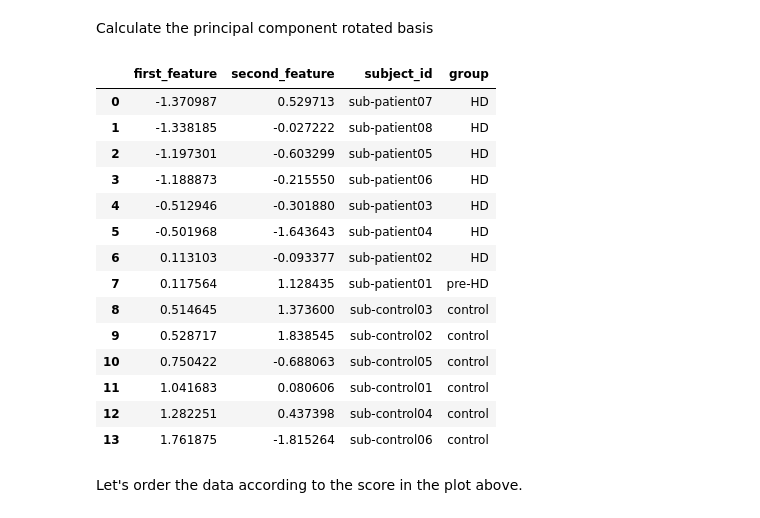
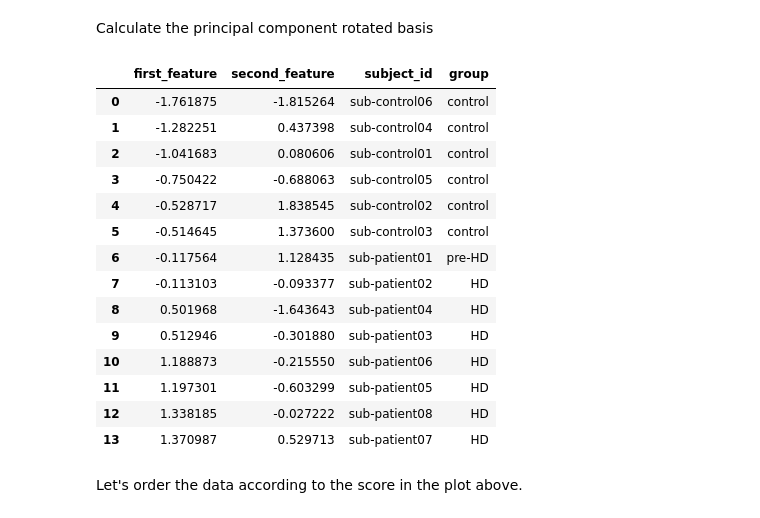
Before and after one commit to hookerlab/huntington-with-pbr28, a Jupyter notebook: index.ipynb, the cells around one changed output. Saved outputs shown, nothing was run; the diff lists cells and outputs as text; code cells hidden in the pictures.

```diff
--- a/index.ipynb
+++ b/index.ipynb
@@ -93,35 +91,37 @@ Calculate the principal component rotated basis
 # %%
 from sklearn.decomposition import PCA
 pca = PCA(whiten=True)
 pca.fit(masked_region_features_pbr.as_matrix())
 
 rotated_subjects_pbr = pca.fit_transform(masked_region_features_pbr.as_matrix())
 
-pca_results = pd.DataFrame(dict(first_feature=rotated_subjects_pbr[:,0],
+# Note that we flip the axis of the first feature, assigned randomly by the algorithm, so increases from
+# controls to patients.
+pca_results = pd.DataFrame(dict(first_feature=-rotated_subjects_pbr[:,0],
                          second_feature=rotated_subjects_pbr[:,1],
                          subject_id = masked_region_features_pbr.index.values))
 
 pca_results.sort_values(by='first_feature', inplace=True)
 pca_results.reset_index(drop=True, inplace=True)
 
 pca_results = pca_results.merge(participants_df[['subject_id', 'group']], on='subject_id')
 pca_results
 # %% [output]
 |  | first_feature | second_feature | subject_id | group |
-| 0 | -1.370987 | 0.529713 | sub-patient07 | HD |
-| 1 | -1.338185 | -0.027222 | sub-patient08 | HD |
-| 2 | -1.197301 | -0.603299 | sub-patient05 | HD |
-| 3 | -1.188873 | -0.215550 | sub-patient06 | HD |
-| 4 | -0.512946 | -0.301880 | sub-patient03 | HD |
-| 5 | -0.501968 | -1.643643 | sub-patient04 | HD |
-| 6 | 0.113103 | -0.093377 | sub-patient02 | HD |
-| 7 | 0.117564 | 1.128435 | sub-patient01 | pre-HD |
-| 8 | 0.514645 | 1.373600 | sub-control03 | control |
-| 9 | 0.528717 | 1.838545 | sub-control02 | control |
-| 10 | 0.750422 | -0.688063 | sub-control05 | control |
-| 11 | 1.041683 | 0.080606 | sub-control01 | control |
-| 12 | 1.282251 | 0.437398 | sub-control04 | control |
-| 13 | 1.761875 | -1.815264 | sub-control06 | control |
+| 0 | -1.761875 | -1.815264 | sub-control06 | control |
+| 1 | -1.282251 | 0.437398 | sub-control04 | control |
+| 2 | -1.041683 | 0.080606 | sub-control01 | control |
+| 3 | -0.750422 | -0.688063 | sub-control05 | control |
+| 4 | -0.528717 | 1.838545 | sub-control02 | control |
+| 5 | -0.514645 | 1.373600 | sub-control03 | control |
+| 6 | -0.117564 | 1.128435 | sub-patient01 | pre-HD |
+| 7 | -0.113103 | -0.093377 | sub-patient02 | HD |
+| 8 | 0.501968 | -1.643643 | sub-patient04 | HD |
+| 9 | 0.512946 | -0.301880 | sub-patient03 | HD |
+| 10 | 1.188873 | -0.215550 | sub-patient06 | HD |
+| 11 | 1.197301 | -0.603299 | sub-patient05 | HD |
+| 12 | 1.338185 | -0.027222 | sub-patient08 | HD |
+| 13 | 1.370987 | 0.529713 | sub-patient07 | HD |
 # %%
 # Make a list with all the name features as region_feature to label the plots. E.g. thalamus_min
 pca_features = [(item[1] + ' ' + item[0]).title()
```
Also changed, not shown: parts of 15 cells of this notebook, 4 other files.
